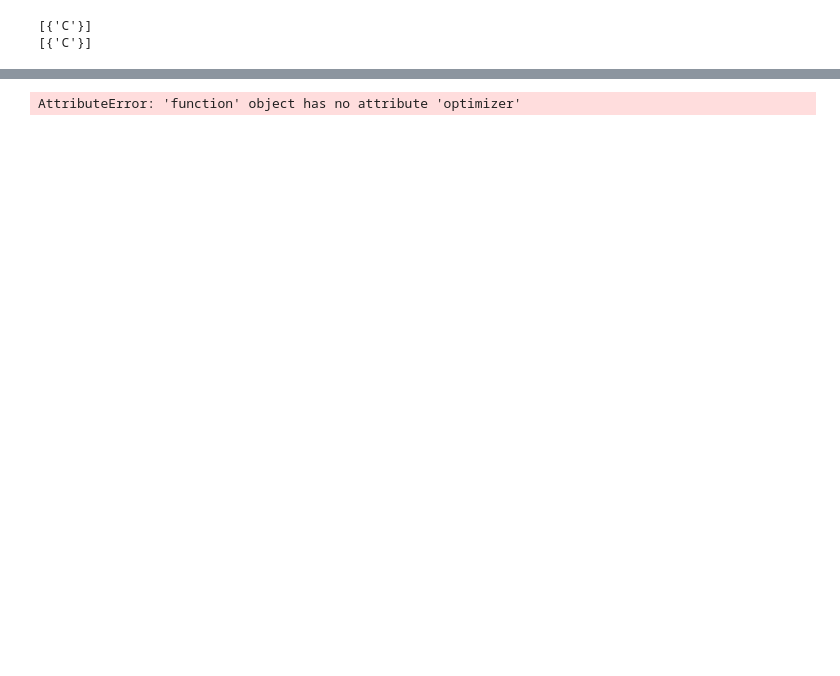
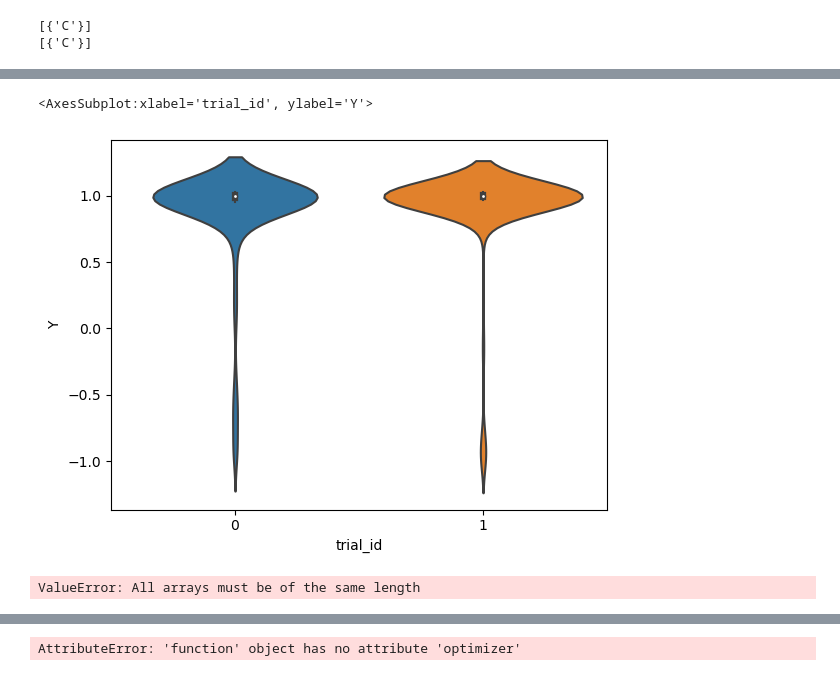
Before and after one commit to VahanArsenian/POMPSBO, a Jupyter notebook: notebooks/POMPS generation.ipynb, the cells around one changed output, grey strips where cells are left out. Saved outputs shown, nothing was run; the diff lists cells and outputs as text; code cells hidden in the pictures; blank space fills up the shorter version.

```diff
--- a/notebooks/POMPS generation.ipynb
+++ b/notebooks/POMPS generation.ipynb
@@ -190,0 +329,14 @@ KeyboardInterrupt
+# %%
+# plt.plot(results["trial_id"])
+df = pd.DataFrame({"trial_id": results["trial_id"][:len(results["Y"])], "Y": results["Y"]})
+sns.violinplot(data=df, x="trial_id", y="Y")
+# df["trial_id"].plot()
+# %% [output]
+<AxesSubplot:xlabel='trial_id', ylabel='Y'>
+[figure, added]
+# %%
+df = pd.DataFrame(results)
+df["Y"].plot()
+df["trial_id"].plot()
+# %% [output]
+ValueError: All arrays must be of the same length
```
Also changed, not shown: parts of 26 cells of this notebook, 2 other files.
